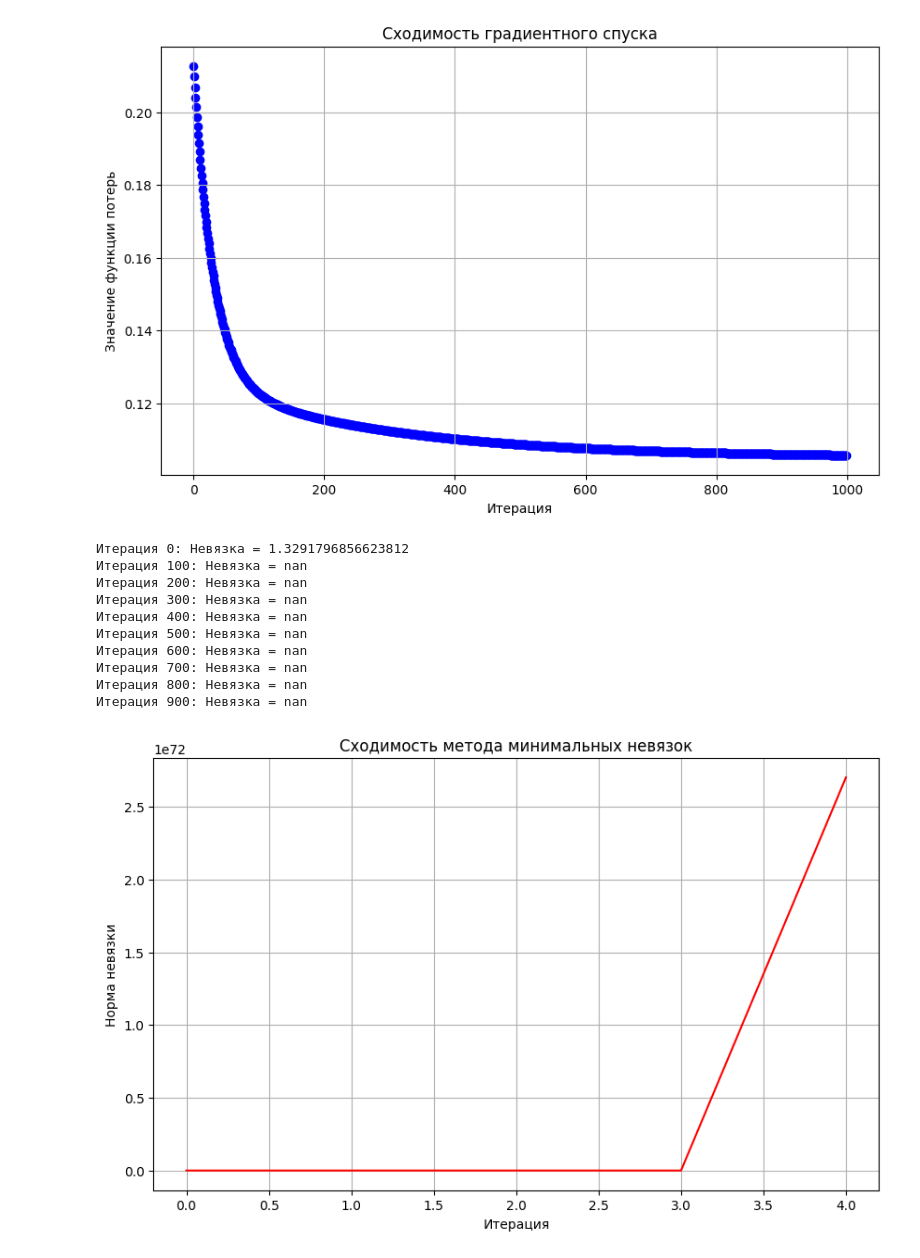
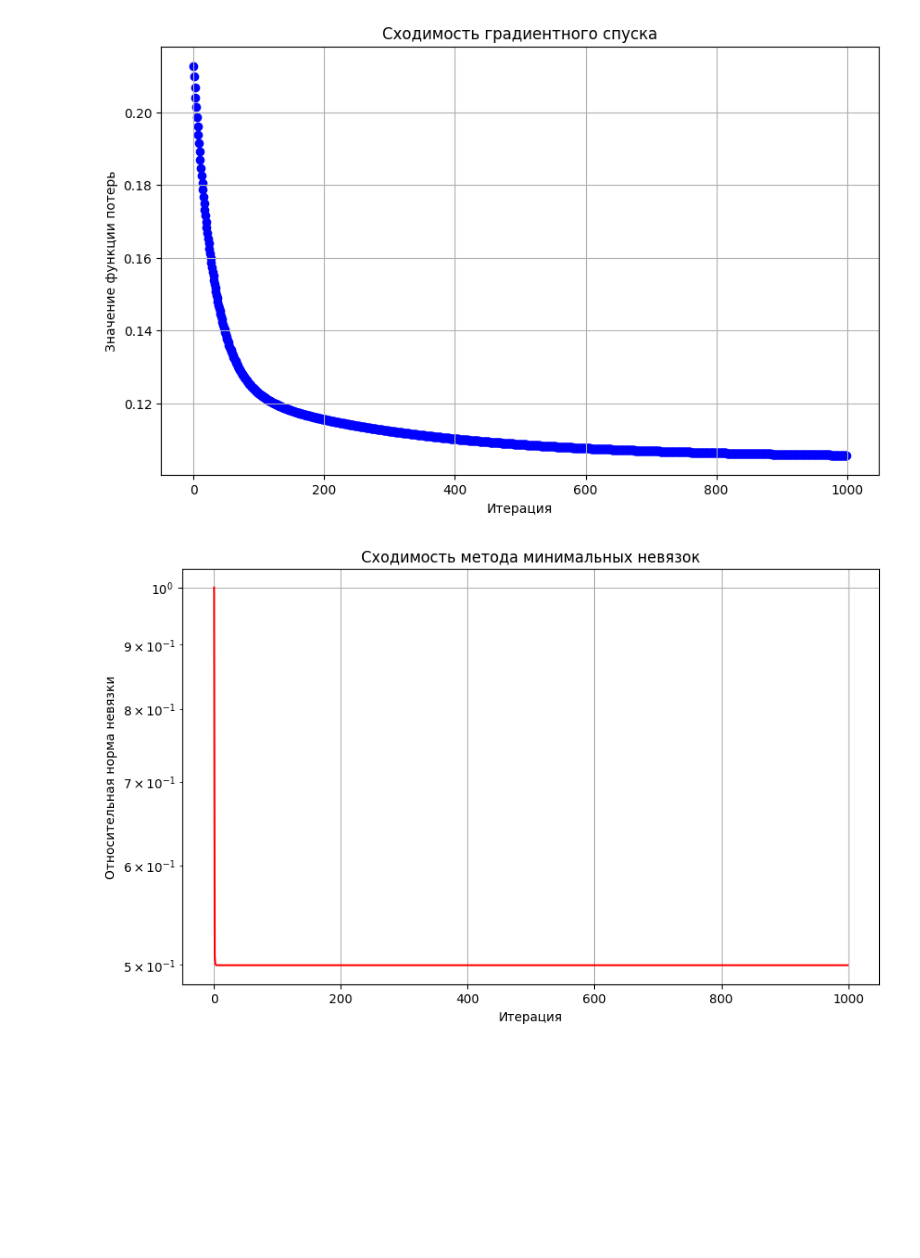
Before and after one commit to NvOiVkItKoOrV/comp_math, a Jupyter notebook: lab_2/system_of_linear_equations.ipynb, the cells around one changed output. Drawn from its saved outputs; the diff is of its cells as text; code cells hidden in the pictures; blank space fills up the shorter version.

Commit message:
last method fixed

```diff
--- a/lab_2/system_of_linear_equations.ipynb
+++ b/lab_2/system_of_linear_equations.ipynb
@@ -292,63 +292,56 @@ Iteration 900: Loss function = 0.10598277956555244
 # %%
 # Функция для вычисления невязки
 def residual(A, x, b):
-    return A.dot(x) - b
+    return A @ x - b
 
-# Метод минимальных невязок
-def minimal_residual_method(A, b, x_init, tol, max_iterations):
+# Метод минимальных невязок с оптимизацией
+def minimal_residual_method(A, b, x_init, tol=1e-6, max_iterations=1000):
     x = x_init
     residuals = []
+    norm_b = np.linalg.norm(b)
 
     for i in range(max_iterations):
         r = residual(A, x, b)  # Невязка
-        residual_norm = np.linalg.norm(r)
+        residual_norm = np.linalg.norm(r) / norm_b  # Относительная норма невязки
         residuals.append(residual_norm)
 
         # Условие остановки по точности
         if residual_norm < tol:
             print(f"Метод завершился на итерации {i}, так как невязка меньше порога {tol}.")
             break
 
-        # Вычисление шага альфа
-        alpha = (r.T @ A @ r) / (A @ r).T @ (A @ r)
+        # Вычисление шага альфа с проверкой знаменателя
+        Ar = A @ r
+        denominator = Ar.T @ Ar
+        if np.isclose(denominator, 0):
+            print("Знаменатель в вычислении альфа близок к нулю, метод не может продолжить.")
+            break
+        alpha = (r.T @ Ar) / denominator
         x = x - alpha * r
-
-        if i % 100 == 0:
-            print(f"Итерация {i}: Невязка = {residual_norm}")
 
     return x, residuals
 
 # Пример данных
 np.random.seed(0)
 A = np.random.rand(5, 5)
 b = np.random.rand(5, 1)
 x_init = np.zeros((5, 1))
 
 # Параметры метода
 tol = 1e-6
 max_iterations = 1000
 
 # Выполнение метода минимальных невязок
 x_solution, residuals = minimal_residual_method(A, b, x_init, tol, max_iterations)
 
-
 # Построение графика зависимости невязки от итераций
 plt.figure(figsize=(10, 6))
 plt.plot(range(len(residuals)), residuals, color="red")
 plt.xlabel("Итерация")
-plt.ylabel("Норма невязки")
+plt.ylabel("Относительная норма невязки")
 plt.title("Сходимость метода минимальных невязок")
+plt.yscale("log")  # Логарифмическая шкала для наглядности
 plt.grid(True)
 plt.show()
 # %% [output]
-Итерация 0: Невязка = 1.3291796856623812
-Итерация 100: Невязка = nan
-Итерация 200: Невязка = nan
-Итерация 300: Невязка = nan
-Итерация 400: Невязка = nan
-Итерация 500: Невязка = nan
-Итерация 600: Невязка = nan
-Итерация 700: Невязка = nan
-Итерация 800: Невязка = nan
-Итерация 900: Невязка = nan
-[figure, old version]
+[figure, new version]
```
